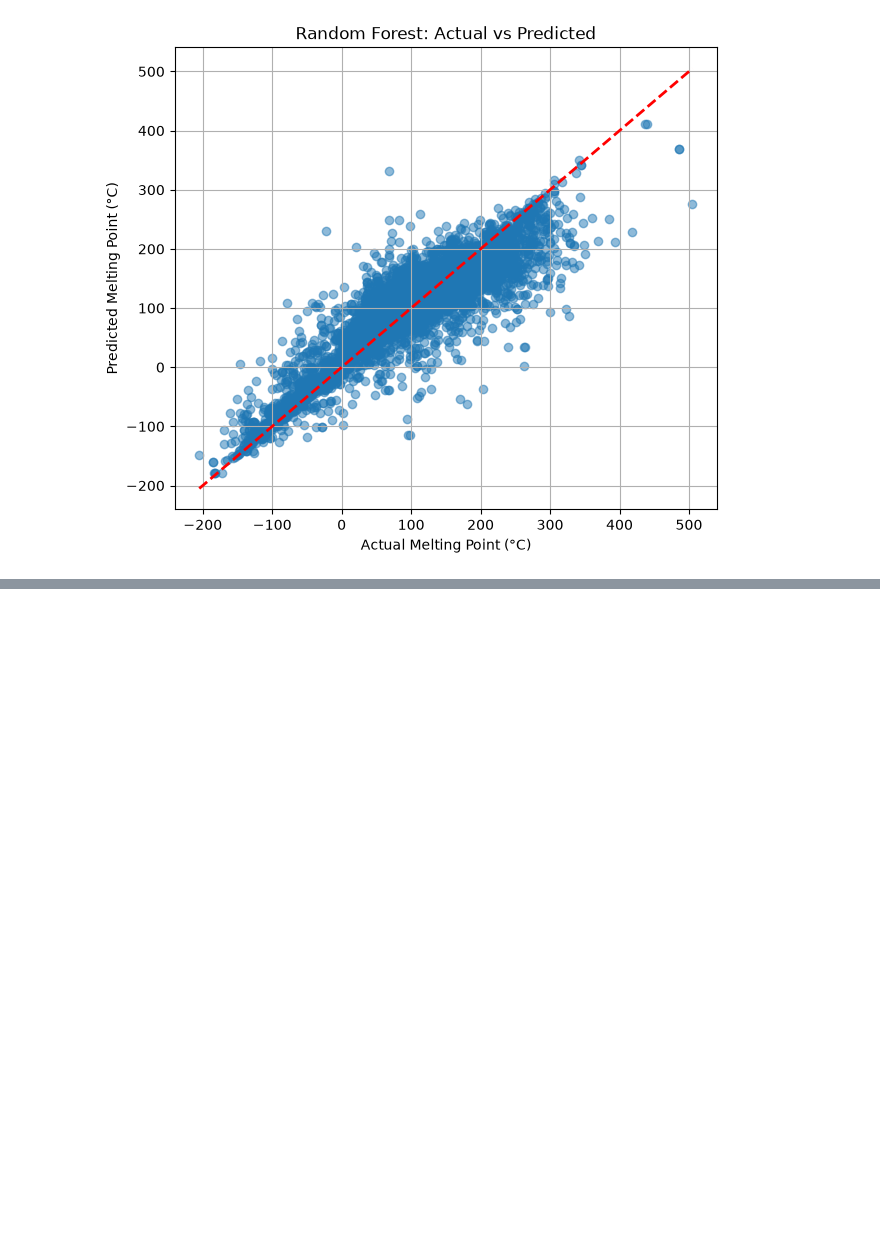
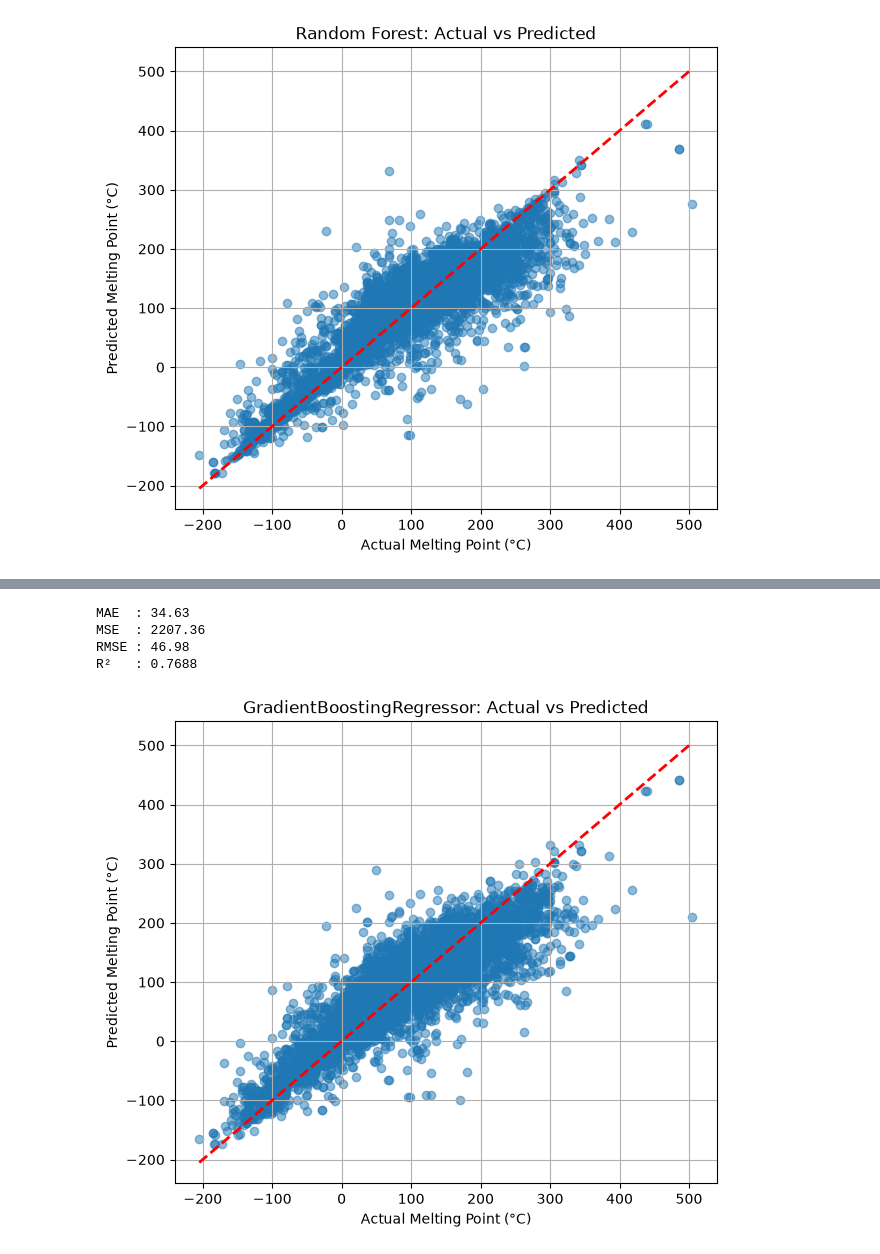
Before and after one commit to thedhawalpanchamiya/melting-point, a Jupyter notebook: melting-point.ipynb, the cells around one changed output, grey strips where cells are left out. Drawn from its saved outputs; the diff is of its cells as text; code cells hidden in the pictures; blank space fills up the shorter version.

Commit message:
gradientboost

```diff
--- a/melting-point.ipynb
+++ b/melting-point.ipynb
@@ -451,0 +454,28 @@ R²   : 0.8116
+# %%
+from sklearn.model_selection import RandomizedSearchCV
+from sklearn.ensemble import GradientBoostingRegressor
+
+param_dist = {
+    "n_estimators": [100, 200, 300, 500],
+    "learning_rate": [0.01, 0.03, 0.05, 0.1, 0.2],
+    "max_depth": [2, 3, 4, 5],
+    "min_samples_split": [2, 5, 10],
+    "min_samples_leaf": [1, 2, 4],
+    "subsample": [0.6, 0.8, 1.0],
+    "max_features": ["sqrt", "log2", None]
+}
+
+gbr = GradientBoostingRegressor(random_state=42)
+
+gbr_random_search = RandomizedSearchCV(
+    estimator=gbr,
+    param_distributions=param_dist,
+    n_iter=30,
+    scoring="r2",
+    cv=5,
+    random_state=42,
+    n_jobs=-1,
+    verbose=1
+)
+
+gbr_random_search.fit(X_train, Y_train)
@@ -451,0 +495,11 @@ R²   : 0.8116
+# %%
+y_pred_gbr = gbr_random_search.predict(X_test)
+
+gbr_result = tester(Y_test, y_pred_gbr)
+plotting(Y_test,y_pred_gbr ,"GradientBoostingRegressor")
+# %% [output]
+MAE  : 34.63
+MSE  : 2207.36
+RMSE : 46.98
+R²   : 0.7688
+[figure, added]
```
Also changed, not shown: parts of 4 cells of this notebook.
